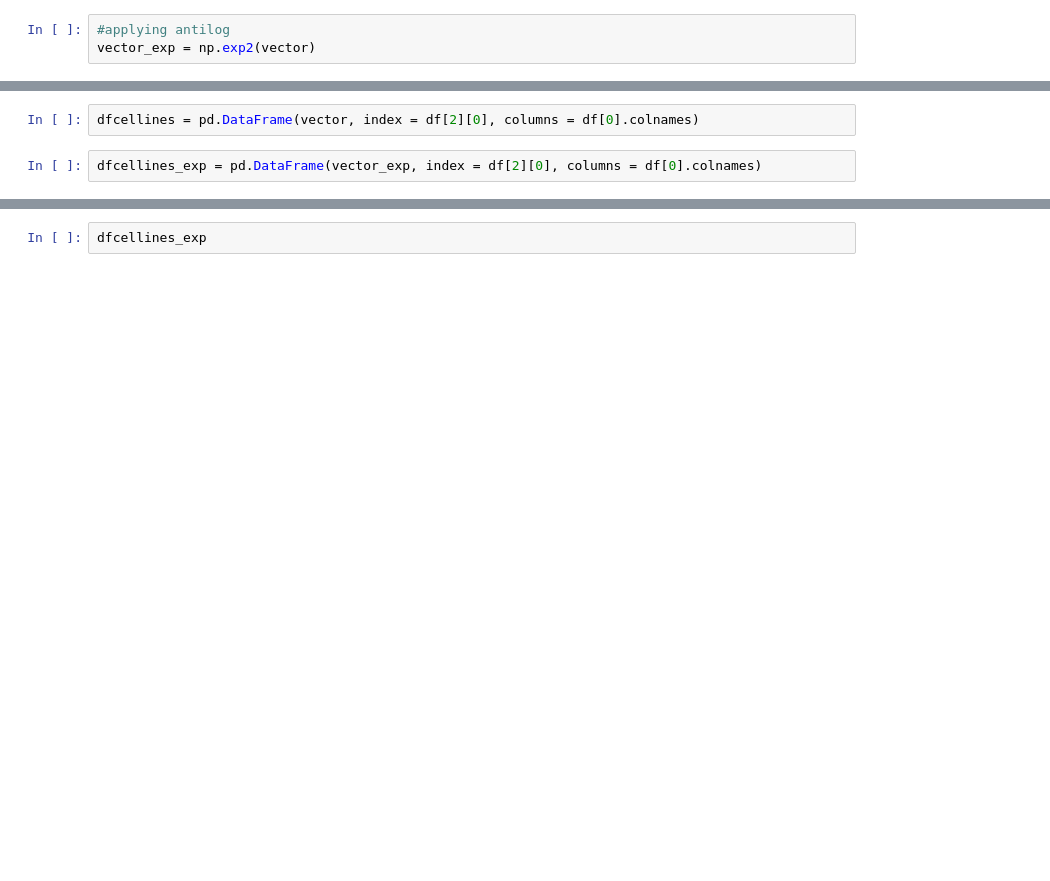
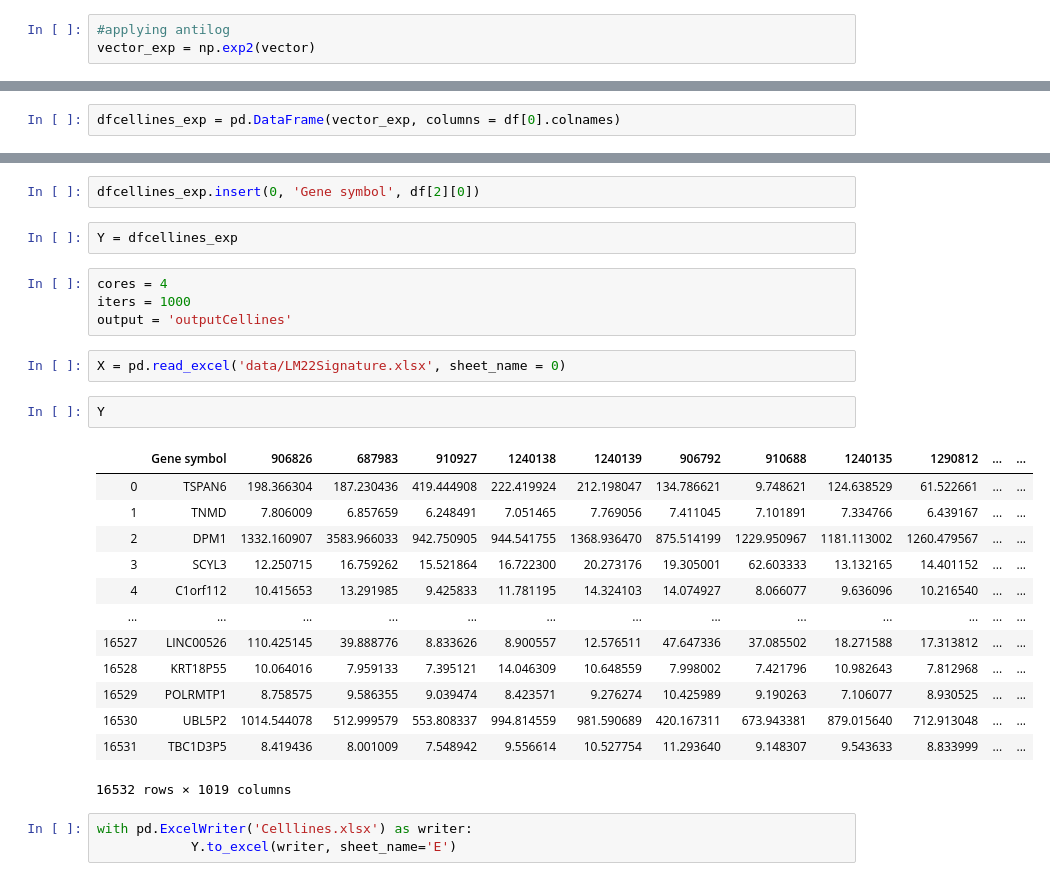
Before and after one commit to MsMatias/MixturePy, a Jupyter notebook: cellines.ipynb, the cells around one changed output, grey strips where cells are left out. Cells and saved outputs as stored; diff of their text form; blank space fills up the shorter version.

Commit message:
cellines test

```diff
--- a/cellines.ipynb
+++ b/cellines.ipynb
@@ -120,4 +70,2 @@ array([[ 7.63202317,  7.54867117,  8.71233752, ...,  8.08925475,
 # %%
-dfcellines = pd.DataFrame(vector, index = df[2][0], columns = df[0].colnames)
+dfcellines_exp = pd.DataFrame(vector_exp, columns = df[0].colnames)
-# %%
-dfcellines_exp = pd.DataFrame(vector_exp, index = df[2][0], columns = df[0].colnames)
@@ -126,2 +72,29 @@ dfcellines
-# %%
-dfcellines_exp
+# %%
+dfcellines_exp.insert(0, 'Gene symbol', df[2][0])
+# %%
+Y = dfcellines_exp
+# %%
+cores = 4
+iters = 1000
+output = 'outputCellines'
+# %%
+X = pd.read_excel('data/LM22Signature.xlsx', sheet_name = 0)
+# %%
+Y
+# %% [output]
+|  | Gene symbol | 906826 | 687983 | 910927 | 1240138 | 1240139 | 906792 | 910688 | 1240135 | 1290812 | ... | ... |
+| 0 | TSPAN6 | 198.366304 | 187.230436 | 419.444908 | 222.419924 | 212.198047 | 134.786621 | 9.748621 | 124.638529 | 61.522661 | ... | ... |
+| 1 | TNMD | 7.806009 | 6.857659 | 6.248491 | 7.051465 | 7.769056 | 7.411045 | 7.101891 | 7.334766 | 6.439167 | ... | ... |
+| 2 | DPM1 | 1332.160907 | 3583.966033 | 942.750905 | 944.541755 | 1368.936470 | 875.514199 | 1229.950967 | 1181.113002 | 1260.479567 | ... | ... |
+| 3 | SCYL3 | 12.250715 | 16.759262 | 15.521864 | 16.722300 | 20.273176 | 19.305001 | 62.603333 | 13.132165 | 14.401152 | ... | ... |
+| 4 | C1orf112 | 10.415653 | 13.291985 | 9.425833 | 11.781195 | 14.324103 | 14.074927 | 8.066077 | 9.636096 | 10.216540 | ... | ... |
+| ... | ... | ... | ... | ... | ... | ... | ... | ... | ... | ... | ... | ... |
+| 16527 | LINC00526 | 110.425145 | 39.888776 | 8.833626 | 8.900557 | 12.576511 | 47.647336 | 37.085502 | 18.271588 | 17.313812 | ... | ... |
+| 16528 | KRT18P55 | 10.064016 | 7.959133 | 7.395121 | 14.046309 | 10.648559 | 7.998002 | 7.421796 | 10.982643 | 7.812968 | ... | ... |
+| 16529 | POLRMTP1 | 8.758575 | 9.586355 | 9.039474 | 8.423571 | 9.276274 | 10.425989 | 9.190263 | 7.106077 | 8.930525 | ... | ... |
+| 16530 | UBL5P2 | 1014.544078 | 512.999579 | 553.808337 | 994.814559 | 981.590689 | 420.167311 | 673.943381 | 879.015640 | 712.913048 | ... | ... |
+| 16531 | TBC1D3P5 | 8.419436 | 8.001009 | 7.548942 | 9.556614 | 10.527754 | 11.293640 | 9.148307 | 9.543633 | 8.833999 | ... | ... |
+16532 rows × 1019 columns
+# %%
+with pd.ExcelWriter('Celllines.xlsx') as writer:
+            Y.to_excel(writer, sheet_name='E')
```
Also changed, not shown: parts of 9 cells of this notebook.
